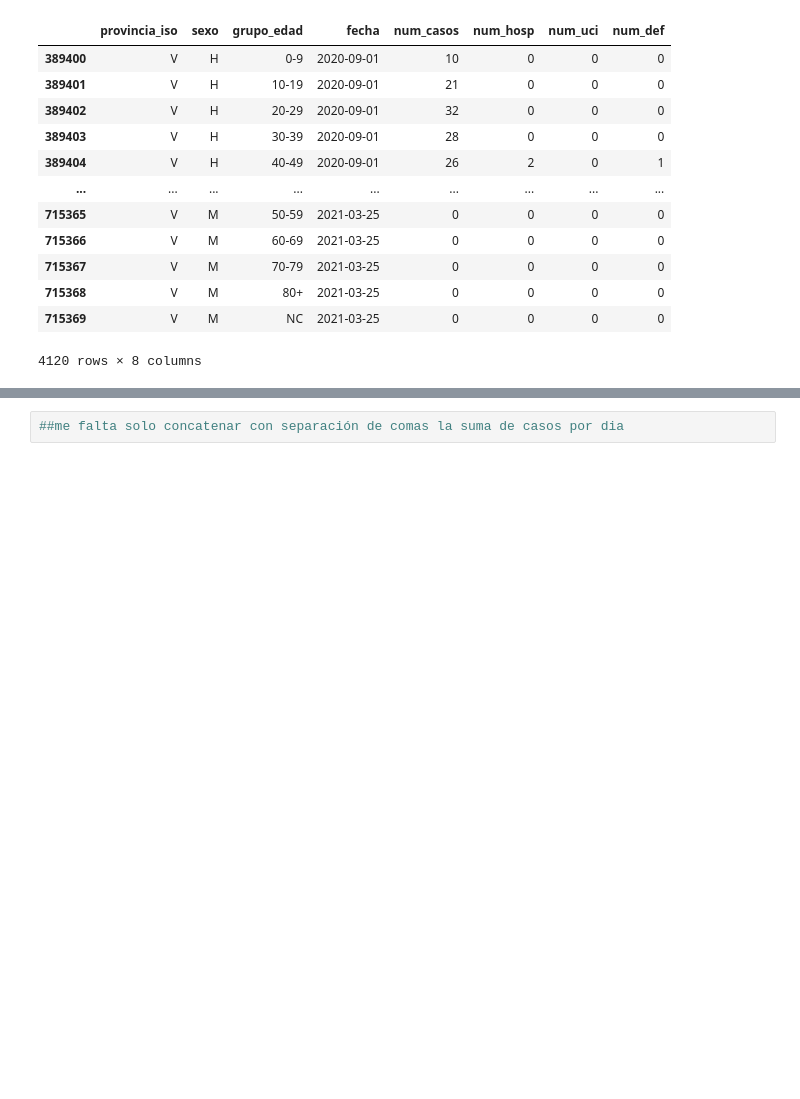
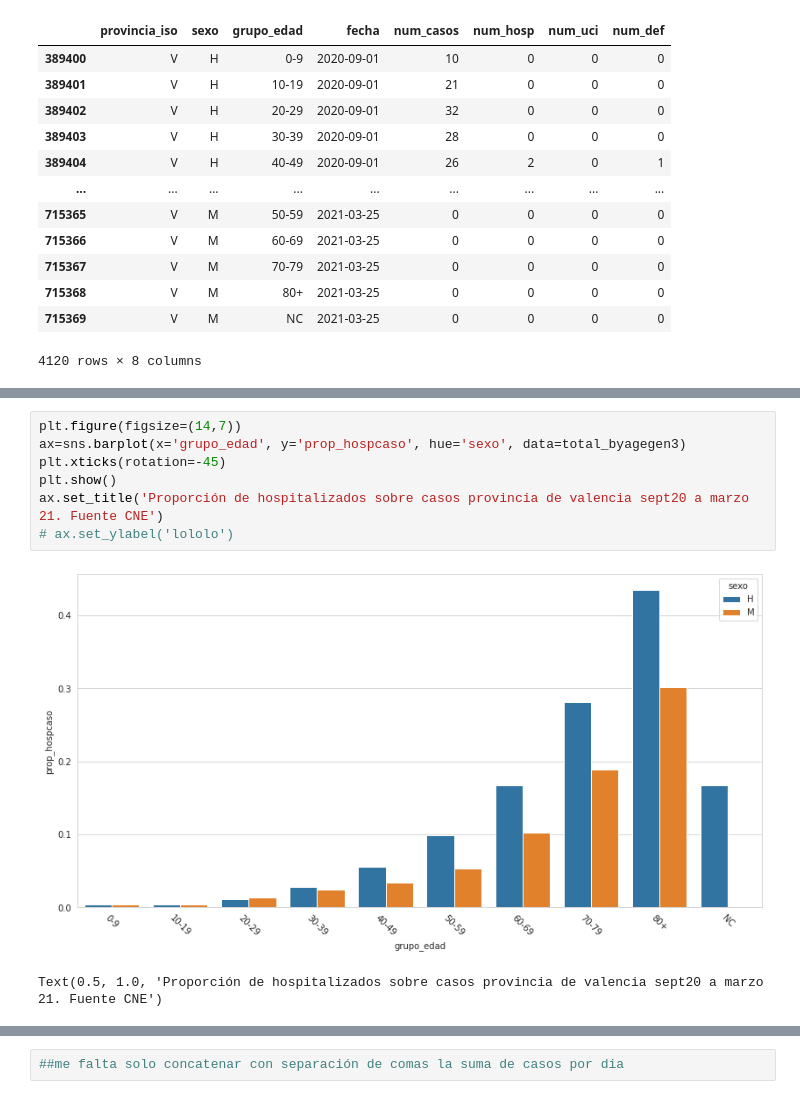
Before and after one commit to jamg-upv/CAHOS19, a Jupyter notebook: WPOMgeneradorDatosCovidSerieRenave.ipynb, the cells around one changed output, grey strips where cells are left out. Cells and saved outputs as stored; diff of their text form; blank space fills up the shorter version.

```diff
--- a/WPOMgeneradorDatosCovidSerieRenave.ipynb
+++ b/WPOMgeneradorDatosCovidSerieRenave.ipynb
@@ -221,0 +237,10 @@ total_byagegen3
+# %%
+plt.figure(figsize=(14,7))
+ax=sns.barplot(x='grupo_edad', y='prop_hospcaso', hue='sexo', data=total_byagegen3)
+plt.xticks(rotation=-45)
+plt.show()
+ax.set_title('Proporción de hospitalizados sobre casos provincia de valencia sept20 a marzo 21. Fuente CNE')
+# ax.set_ylabel('lololo')
+# %% [output]
+[figure, added]
+Text(0.5, 1.0, 'Proporción de hospitalizados sobre casos provincia de valencia sept20 a marzo 21. Fuente CNE')
```
Also changed, not shown: parts of 12 cells of this notebook.
